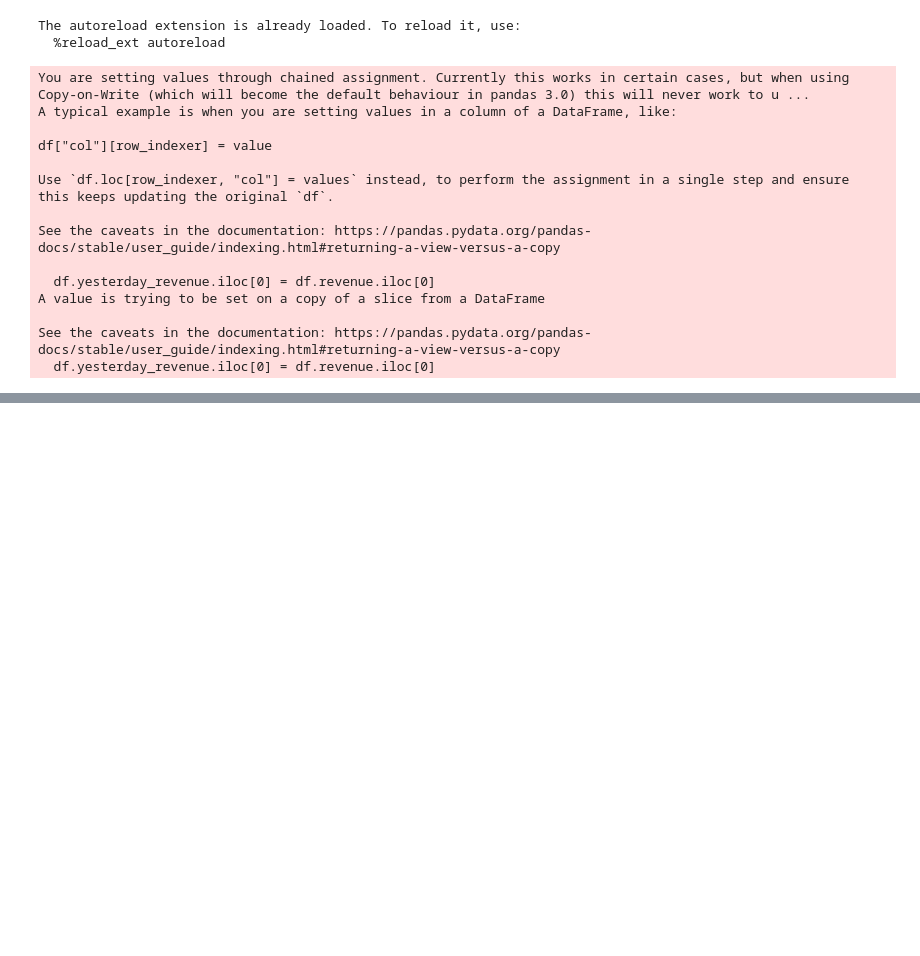
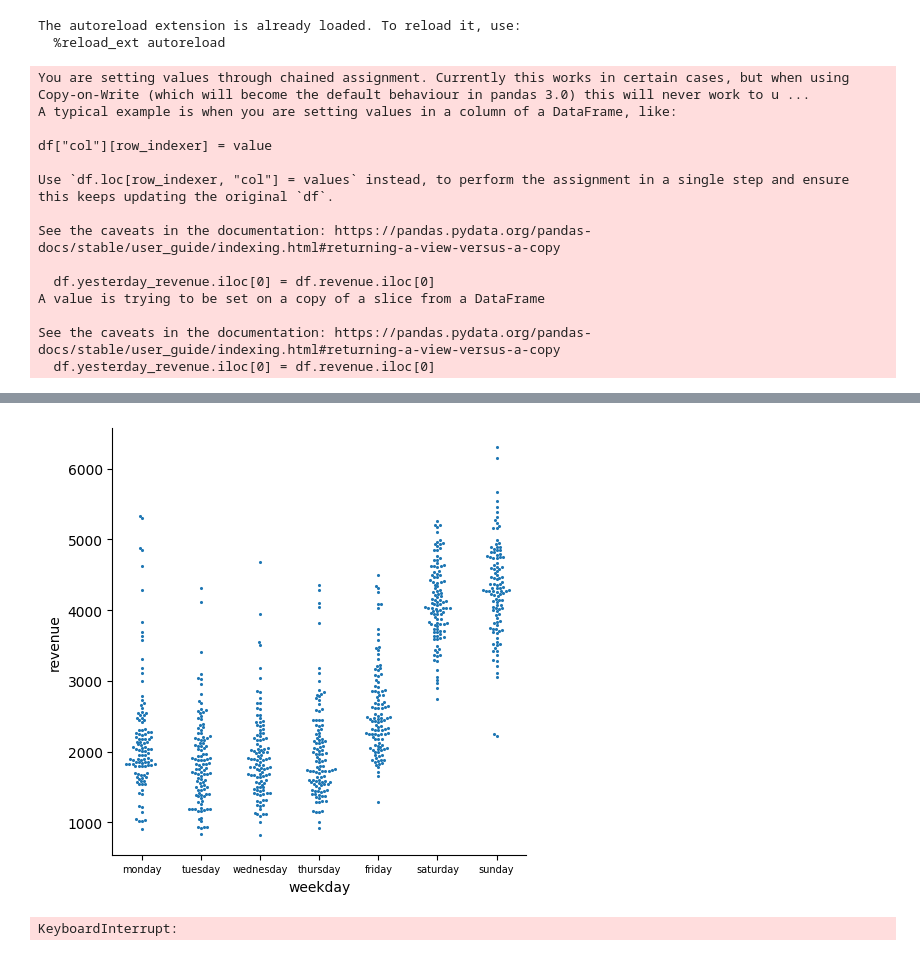
Before and after one commit to JonasEtFi/Restaurant-Revenue-Forecasting, a Jupyter notebook: data_manipulation.ipynb, the cells around one changed output, grey strips where cells are left out. Drawn from its saved outputs; the diff is of its cells as text; code cells hidden in the pictures; blank space fills up the shorter version.

```diff
--- a/data_manipulation.ipynb
+++ b/data_manipulation.ipynb
@@ -110,0 +61,16 @@ df.to_pickle(repo.working_dir + '/data/dataframe.pkl')
+# %%
+plot_revenue_per_weekday(df)
+# %% [output]
+[figure, added]
+# %%
+import xgboost as xgb
+from sklearn.model_selection import RandomizedSearchCV
+import scipy.stats as stats
+
+X_train = train_df.drop('revenue', axis=1)
+X_test = test_df.drop('revenue', axis=1)
+
+Y_train = train_df['revenue']
+Y_test = test_df['revenue']
+# %% [output]
+KeyboardInterrupt:
```
Also changed, not shown: parts of 12 cells of this notebook, 3 other files.
